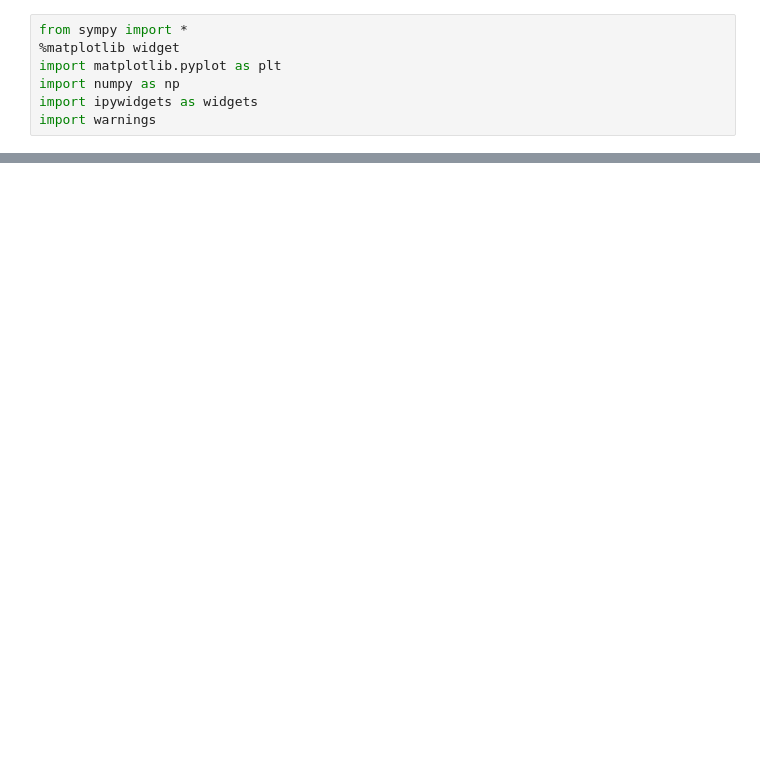
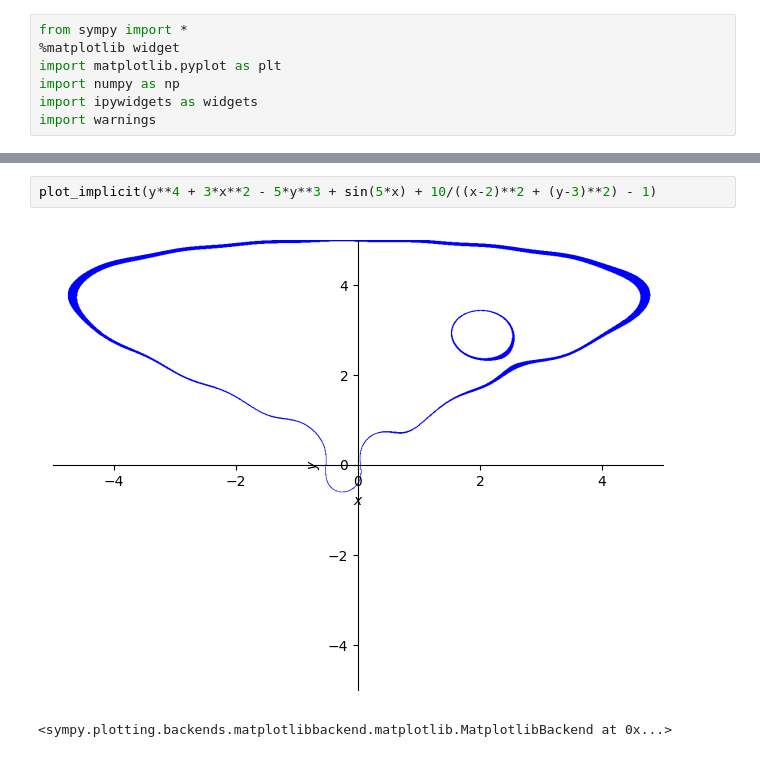
Before and after one commit to Homomorpheus/mathmod_ball_dae_ode, a Jupyter notebook: src/curve_designer.ipynb, the cells around one changed output, grey strips where cells are left out. Saved outputs shown, nothing was run; the diff lists cells and outputs as text; blank space fills up the shorter version.

```diff
--- a/src/curve_designer.ipynb
+++ b/src/curve_designer.ipynb
@@ -25,0 +28,5 @@ plt.show()
+# %%
+plot_implicit(y**4 + 3*x**2 - 5*y**3 + sin(5*x) + 10/((x-2)**2 + (y-3)**2) - 1)
+# %% [output]
+[figure, added]
+<sympy.plotting.backends.matplotlibbackend.matplotlib.MatplotlibBackend at 0x...>
```
Also changed, not shown: parts of 3 cells of this notebook, 7 other files.
